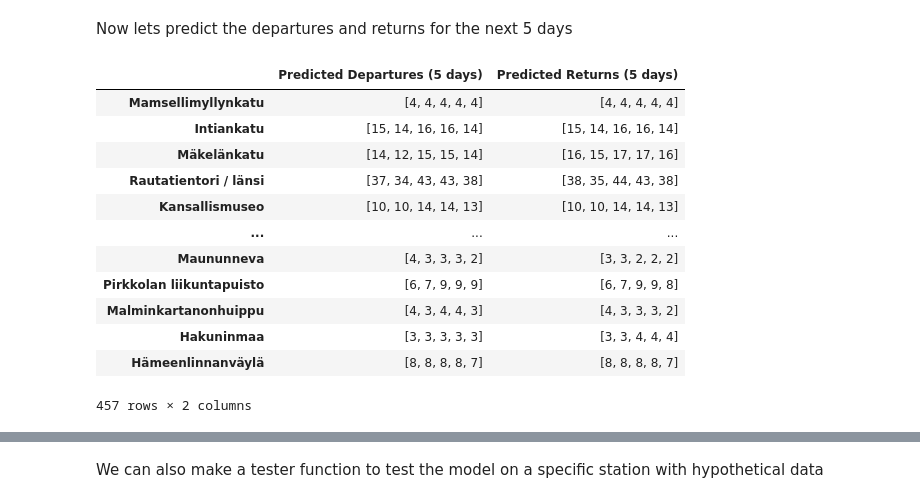
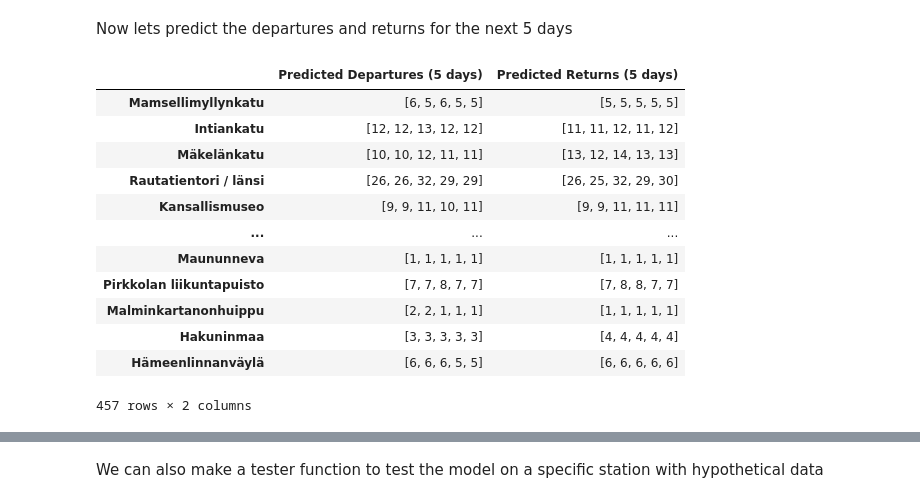
Before and after one commit to JesseHantula/data_science_project, a Jupyter notebook: src/visualizations.ipynb, the cells around one changed output, grey strips where cells are left out. Cells and saved outputs as stored; diff of their text form; code cells hidden in the pictures.

Commit message:
busyness predictions

```diff
--- a/src/visualizations.ipynb
+++ b/src/visualizations.ipynb
@@ -55,20 +55,20 @@ display(predict_data)
 # %% [markdown]
 Now lets predict the departures and returns for the next 5 days
 # %%
-predictions = get_predictions(models_path='../data/models.pkl')
+predictions = get_predictions(models_path='../data/models.pkl', avgs_path='../data/last_3_year_averages.csv')
 
 display(predictions)
 # %% [output]
 |  | Predicted Departures (5 days) | Predicted Returns (5 days) |
-| Mamsellimyllynkatu | [4, 4, 4, 4, 4] | [4, 4, 4, 4, 4] |
-| Intiankatu | [15, 14, 16, 16, 14] | [15, 14, 16, 16, 14] |
-| Mäkelänkatu | [14, 12, 15, 15, 14] | [16, 15, 17, 17, 16] |
-| Rautatientori / länsi | [37, 34, 43, 43, 38] | [38, 35, 44, 43, 38] |
-| Kansallismuseo | [10, 10, 14, 14, 13] | [10, 10, 14, 14, 13] |
+| Mamsellimyllynkatu | [6, 5, 6, 5, 5] | [5, 5, 5, 5, 5] |
+| Intiankatu | [12, 12, 13, 12, 12] | [11, 11, 12, 11, 12] |
+| Mäkelänkatu | [10, 10, 12, 11, 11] | [13, 12, 14, 13, 13] |
+| Rautatientori / länsi | [26, 26, 32, 29, 29] | [26, 25, 32, 29, 30] |
+| Kansallismuseo | [9, 9, 11, 10, 11] | [9, 9, 11, 11, 11] |
 | ... | ... | ... |
-| Maununneva | [4, 3, 3, 3, 2] | [3, 3, 2, 2, 2] |
-| Pirkkolan liikuntapuisto | [6, 7, 9, 9, 9] | [6, 7, 9, 9, 8] |
-| Malminkartanonhuippu | [4, 3, 4, 4, 3] | [4, 3, 3, 3, 2] |
-| Hakuninmaa | [3, 3, 3, 3, 3] | [3, 3, 4, 4, 4] |
-| Hämeenlinnanväylä | [8, 8, 8, 8, 7] | [8, 8, 8, 8, 7] |
+| Maununneva | [1, 1, 1, 1, 1] | [1, 1, 1, 1, 1] |
+| Pirkkolan liikuntapuisto | [7, 7, 8, 7, 7] | [7, 8, 8, 7, 7] |
+| Malminkartanonhuippu | [2, 2, 1, 1, 1] | [1, 1, 1, 1, 1] |
+| Hakuninmaa | [3, 3, 3, 3, 3] | [4, 4, 4, 4, 4] |
+| Hämeenlinnanväylä | [6, 6, 6, 5, 5] | [6, 6, 6, 6, 6] |
 457 rows × 2 columns
```
Also changed, not shown: parts of 5 cells of this notebook, 4 other files.
